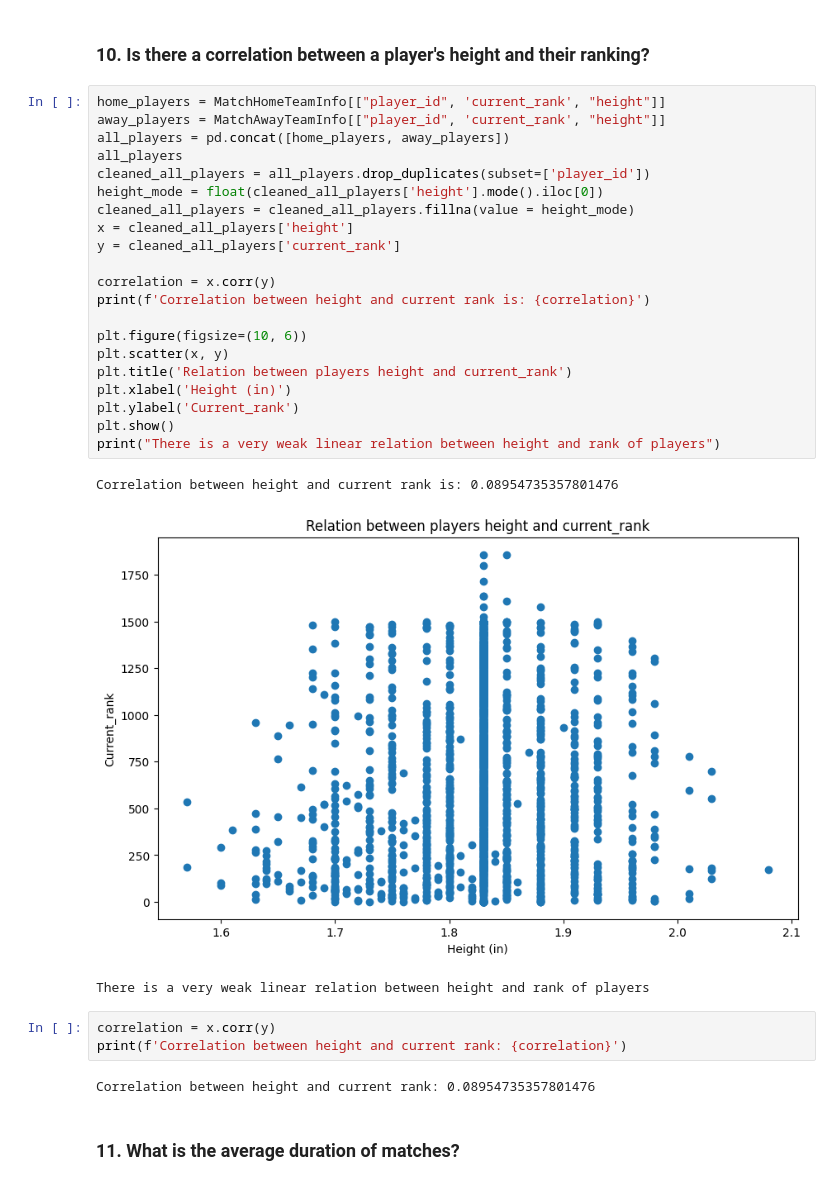
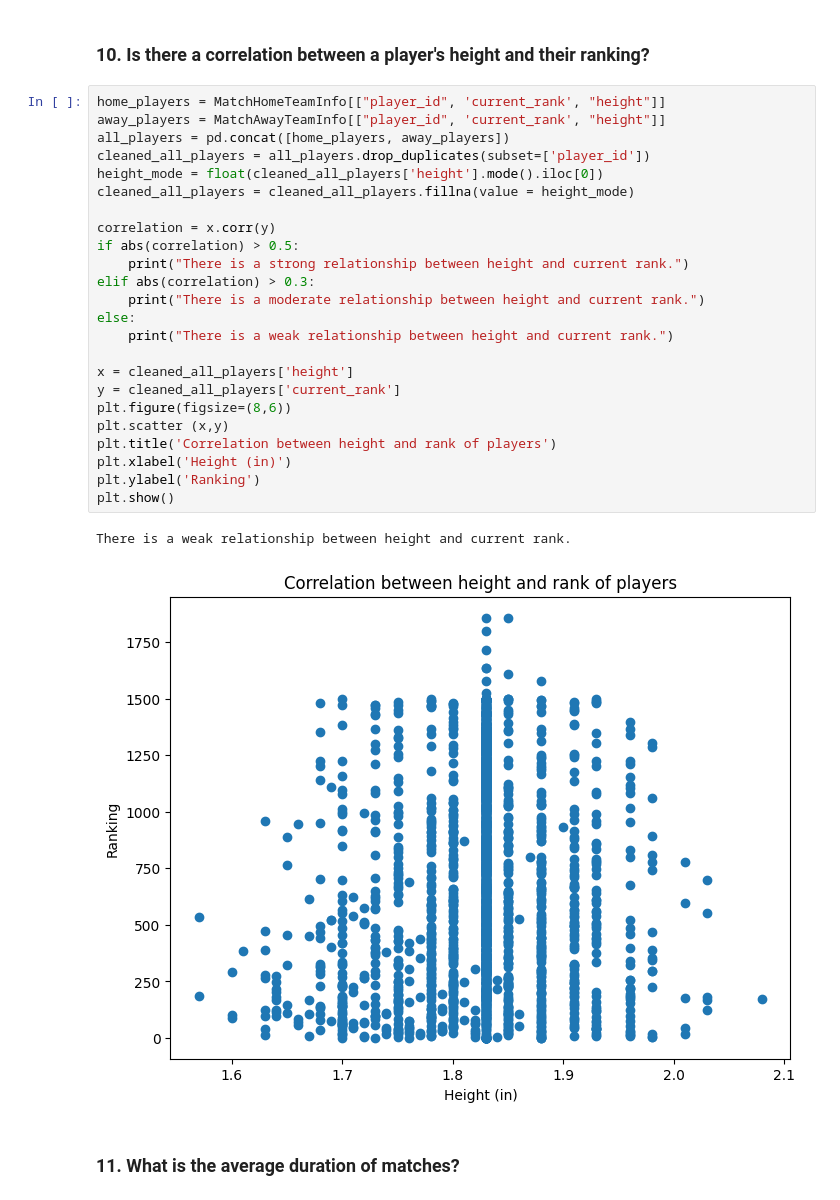
Before and after one commit to Mahlagha1994/Tennis-Games, a Jupyter notebook: notebooks/2-DATA ANALYZING.ipynb, the cells around one changed output. Cells and saved outputs as stored; diff of their text form.

```diff
--- a/notebooks/2-DATA ANALYZING.ipynb
+++ b/notebooks/2-DATA ANALYZING.ipynb
@@ -247,33 +239,30 @@ The player who won the most tournaments is: Kuramochi M.
 # %%
 home_players = MatchHomeTeamInfo[["player_id", 'current_rank', "height"]]
 away_players = MatchAwayTeamInfo[["player_id", 'current_rank', "height"]]
 all_players = pd.concat([home_players, away_players])
-all_players
 cleaned_all_players = all_players.drop_duplicates(subset=['player_id'])
 height_mode = float(cleaned_all_players['height'].mode().iloc[0])
 cleaned_all_players = cleaned_all_players.fillna(value = height_mode)
+
+correlation = x.corr(y)
+if abs(correlation) > 0.5:
+    print("There is a strong relationship between height and current rank.")
+elif abs(correlation) > 0.3:
+    print("There is a moderate relationship between height and current rank.")
+else:
+    print("There is a weak relationship between height and current rank.")
+
 x = cleaned_all_players['height']
 y = cleaned_all_players['current_rank']
-
-correlation = x.corr(y)
-print(f'Correlation between height and current rank is: {correlation}')
-
-plt.figure(figsize=(10, 6))
-plt.scatter(x, y)
-plt.title('Relation between players height and current_rank')
+plt.figure(figsize=(8,6))
+plt.scatter (x,y)
+plt.title('Correlation between height and rank of players')
 plt.xlabel('Height (in)')
-plt.ylabel('Current_rank')
+plt.ylabel('Ranking')
 plt.show()
-print("There is a very weak linear relation between height and rank of players")
 # %% [output]
-Correlation between height and current rank is: 0.08954735357801476
+There is a weak relationship between height and current rank.
-[figure, old version]
+[figure, new version]
-There is a very weak linear relation between height and rank of players
-# %%
-correlation = x.corr(y)
-print(f'Correlation between height and current rank: {correlation}')
-# %% [output]
-Correlation between height and current rank: 0.08954735357801476
 # %% [markdown]
 ### 11.	What is the average duration of matches?
 # %% [markdown]
```
Also changed, not shown: parts of 7 cells of this notebook, 1 other file.
